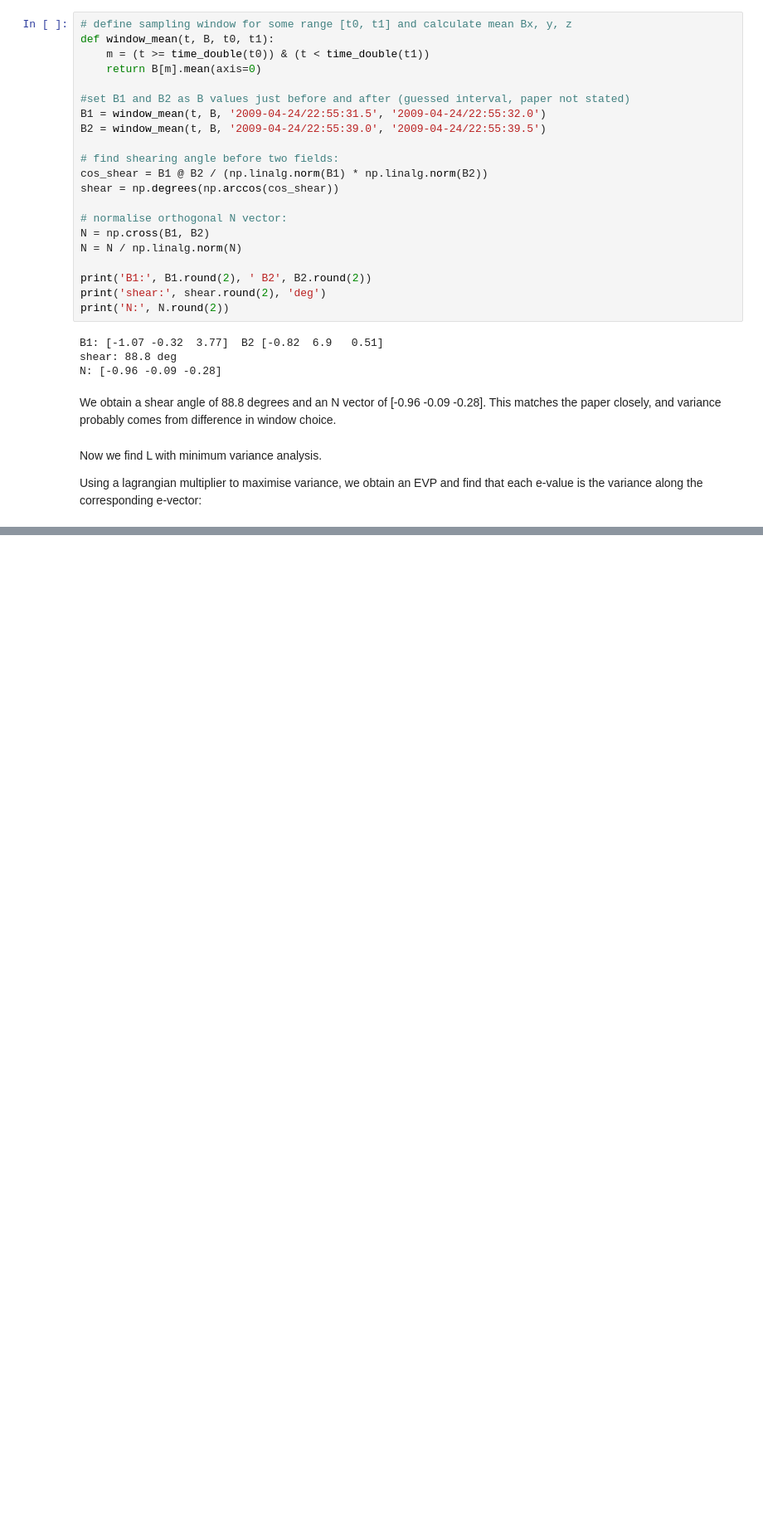
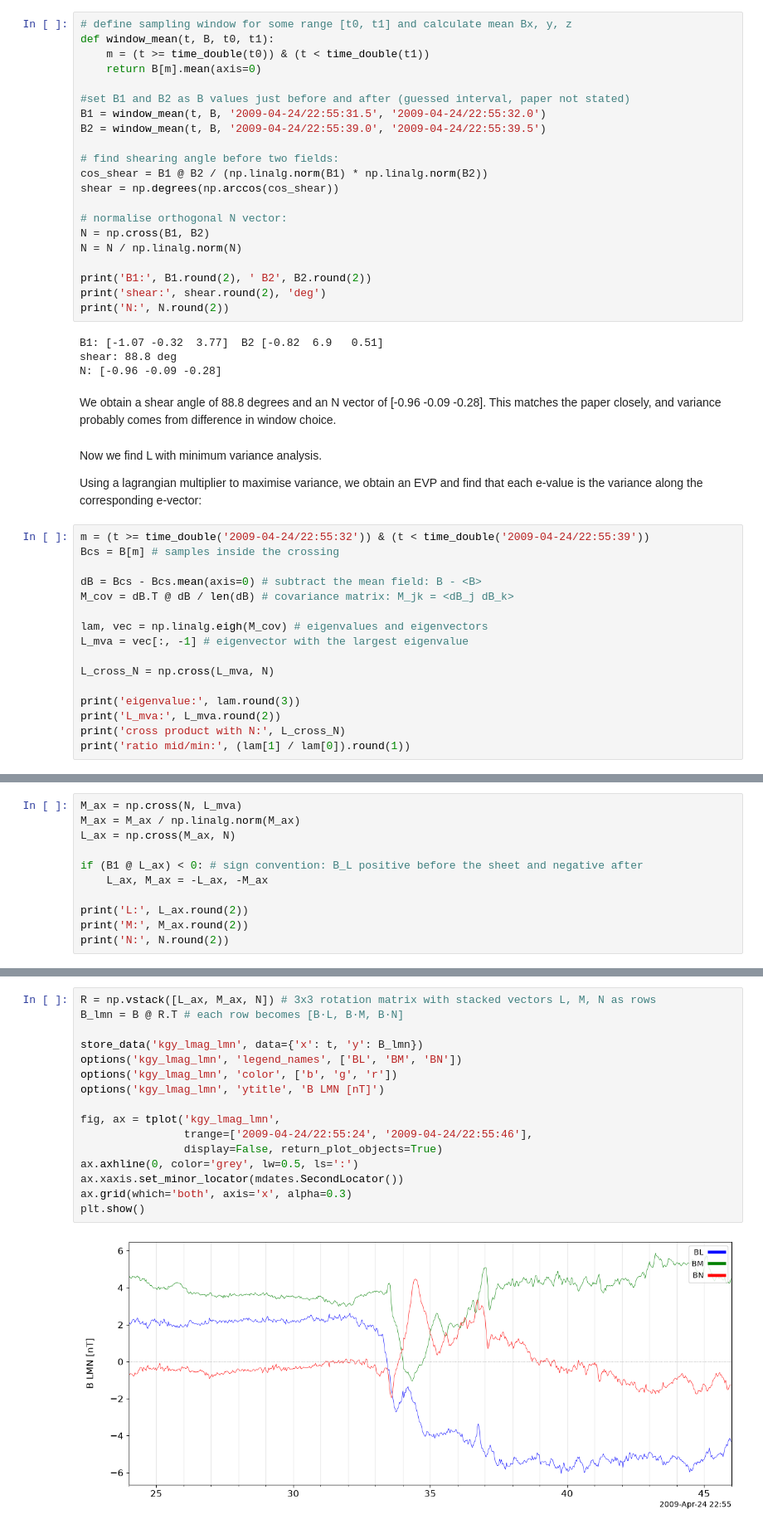
Before and after one commit to yulunwu000/artemis-lunar-plasma, a Jupyter notebook: notebooks/03_kaguya_test.ipynb, the cells around one changed output, grey strips where cells are left out. Shown at 83% size. Cells and saved outputs as stored; diff of their text form; blank space fills up the shorter version.

```diff
--- a/notebooks/03_kaguya_test.ipynb
+++ b/notebooks/03_kaguya_test.ipynb
@@ -131,3 +131,19 @@ We obtain a shear angle of 88.8 degrees and an N vector of [-0.96 -0.09 -0.28].
 Now we find L with minimum variance analysis.
 
 Using a lagrangian multiplier to maximise variance, we obtain an EVP and find that each e-value is the variance along the corresponding e-vector:
+# %%
+m = (t >= time_double('2009-04-24/22:55:32')) & (t < time_double('2009-04-24/22:55:39'))
+Bcs = B[m] # samples inside the crossing
+
+dB = Bcs - Bcs.mean(axis=0) # subtract the mean field: B - <B>
+M_cov = dB.T @ dB / len(dB) # covariance matrix: M_jk = <dB_j dB_k>
+
+lam, vec = np.linalg.eigh(M_cov) # eigenvalues and eigenvectors
+L_mva = vec[:, -1] # eigenvector with the largest eigenvalue
+
+L_cross_N = np.cross(L_mva, N)
+
+print('eigenvalue:', lam.round(3))
+print('L_mva:', L_mva.round(2))
+print('cross product with N:', L_cross_N)
+print('ratio mid/min:', (lam[1] / lam[0]).round(1))
@@ -133,0 +159,11 @@ Using a lagrangian multiplier to maximise variance, we obtain an EVP and find th
+# %%
+M_ax = np.cross(N, L_mva)
+M_ax = M_ax / np.linalg.norm(M_ax)
+L_ax = np.cross(M_ax, N)
+
+if (B1 @ L_ax) < 0: # sign convention: B_L positive before the sheet and negative after
+    L_ax, M_ax = -L_ax, -M_ax
+
+print('L:', L_ax.round(2))
+print('M:', M_ax.round(2))
+print('N:', N.round(2))
@@ -133,0 +176,18 @@ Using a lagrangian multiplier to maximise variance, we obtain an EVP and find th
+# %%
+R = np.vstack([L_ax, M_ax, N]) # 3x3 rotation matrix with stacked vectors L, M, N as rows
+B_lmn = B @ R.T # each row becomes [B·L, B·M, B·N]
+
+store_data('kgy_lmag_lmn', data={'x': t, 'y': B_lmn})
+options('kgy_lmag_lmn', 'legend_names', ['BL', 'BM', 'BN'])
+options('kgy_lmag_lmn', 'color', ['b', 'g', 'r'])
+options('kgy_lmag_lmn', 'ytitle', 'B LMN [nT]')
+
+fig, ax = tplot('kgy_lmag_lmn',
+                trange=['2009-04-24/22:55:24', '2009-04-24/22:55:46'],
+                display=False, return_plot_objects=True)
+ax.axhline(0, color='grey', lw=0.5, ls=':')
+ax.xaxis.set_minor_locator(mdates.SecondLocator())
+ax.grid(which='both', axis='x', alpha=0.3)
+plt.show()
+# %% [output]
+[figure, added]
```
Also changed, not shown: parts of 8 cells of this notebook.
